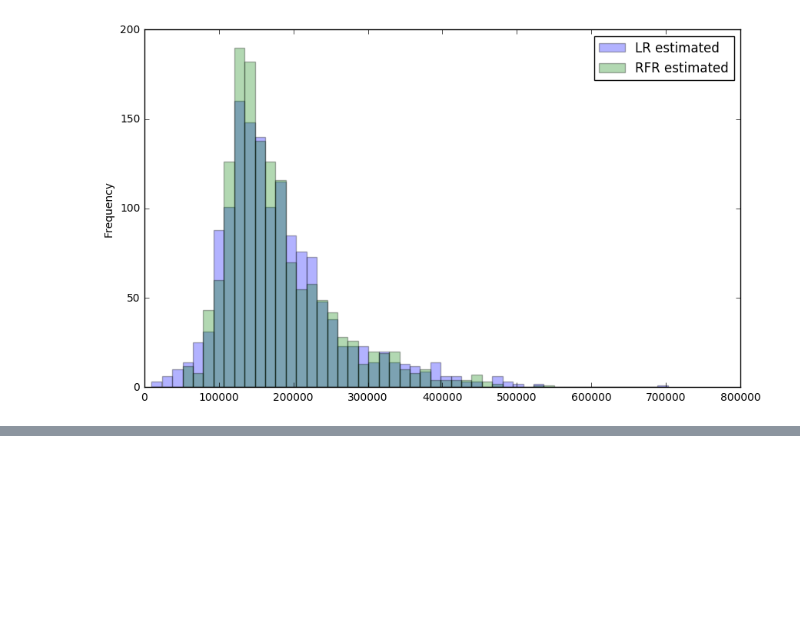
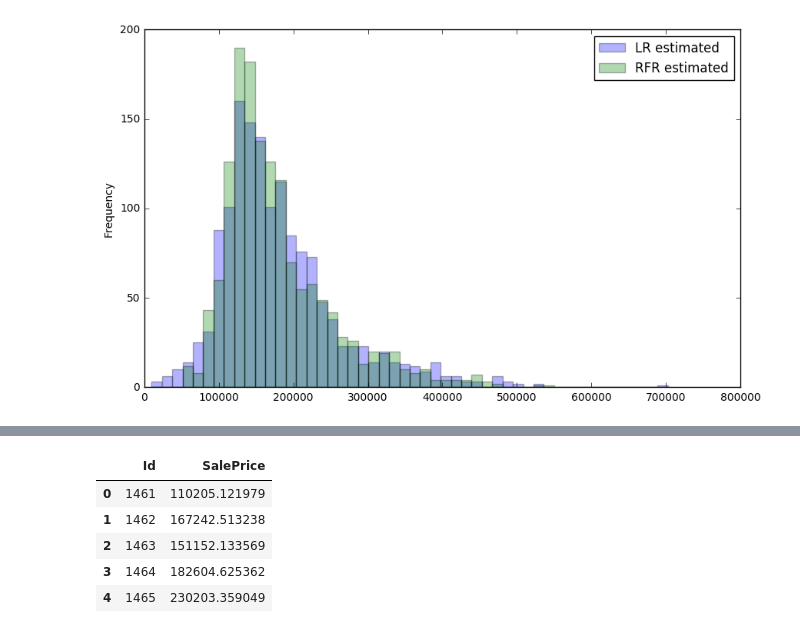
Before and after one commit to johshisha/house_prices, a Jupyter notebook: Sample_LinearRegression.ipynb, the cells around one changed output, grey strips where cells are left out. Saved outputs shown, nothing was run; the diff lists cells and outputs as text; code cells hidden in the pictures; blank space fills up the shorter version.

```diff
--- a/Sample_LinearRegression.ipynb
+++ b/Sample_LinearRegression.ipynb
@@ -127,0 +145,11 @@ ax= result.plot(bins=50, alpha=0.3, figsize=(10,6), kind='hist')
+# %%
+lr_removed_predicted = lr_removed.predict(test_data[['OverallQual', 'GrLivArea']])
+lr_removed_predicted = pd.DataFrame({"Id":test_data.Id, "SalePrice":lr_removed_predicted})
+lr_removed_predicted.head()
+# %% [output]
+|  | Id | SalePrice |
+| 0 | 1461 | 110205.121979 |
+| 1 | 1462 | 167242.513238 |
+| 2 | 1463 | 151152.133569 |
+| 3 | 1464 | 182604.625362 |
+| 4 | 1465 | 230203.359049 |
```
Also changed, not shown: parts of 6 cells of this notebook.
